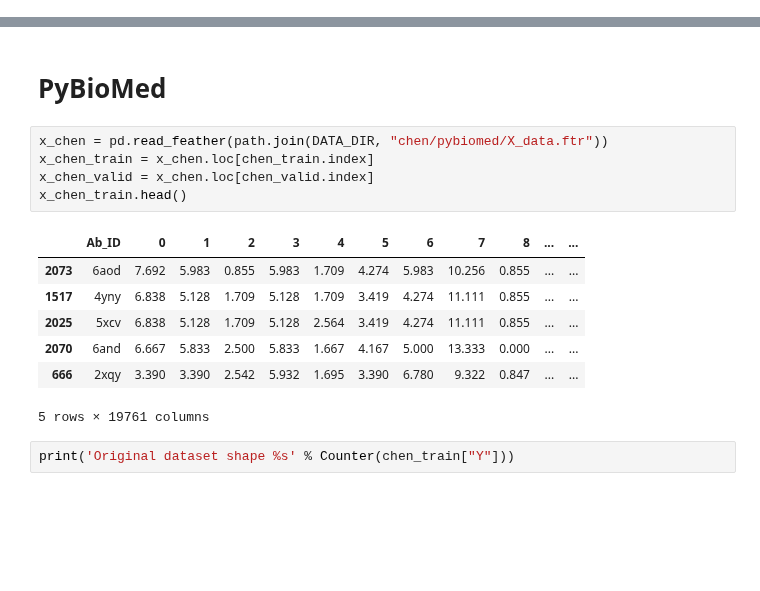
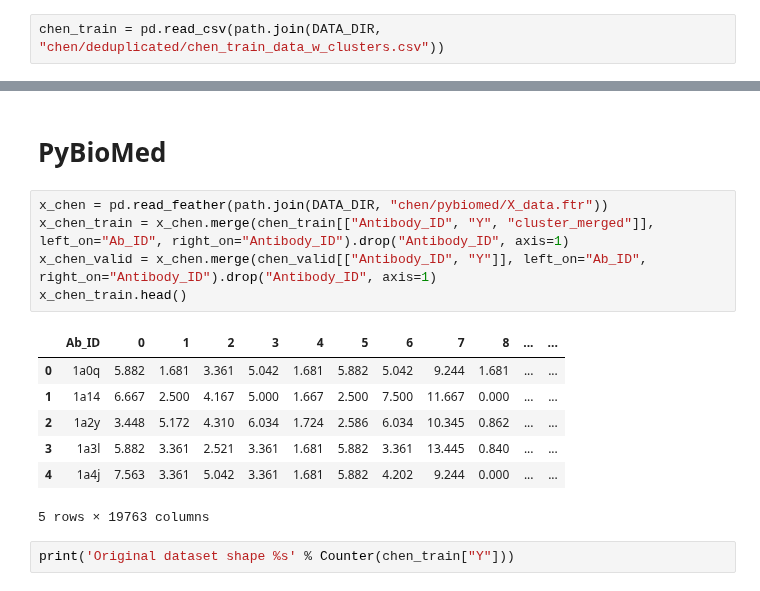
Before and after one commit to kvetab/di-pred, a Jupyter notebook: notebooks/experiments/04-training-with-undersampling.ipynb, the cells around one changed output, grey strips where cells are left out. Saved outputs shown, nothing was run; the diff lists cells and outputs as text; blank space fills up the shorter version.

```diff
--- a/notebooks/experiments/04-training-with-undersampling.ipynb
+++ b/notebooks/experiments/04-training-with-undersampling.ipynb
@@ -67,3 +70,5 @@ tap_data.head()
+# %%
+chen_train = pd.read_csv(path.join(DATA_DIR, "chen/deduplicated/chen_train_data_w_clusters.csv"))
 # %% [markdown]
 # Models
 # %%
@@ -191,17 +198,17 @@ def test_all(x_test, y_test, data_name, outpath, preprocessing=None):
 # PyBioMed
 # %%
 x_chen = pd.read_feather(path.join(DATA_DIR, "chen/pybiomed/X_data.ftr"))
-x_chen_train = x_chen.loc[chen_train.index]
-x_chen_valid = x_chen.loc[chen_valid.index]
+x_chen_train = x_chen.merge(chen_train[["Antibody_ID", "Y", "cluster_merged"]], left_on="Ab_ID", right_on="Antibody_ID").drop("Antibody_ID", axis=1)
+x_chen_valid = x_chen.merge(chen_valid[["Antibody_ID", "Y"]], left_on="Ab_ID", right_on="Antibody_ID").drop("Antibody_ID", axis=1)
 x_chen_train.head()
 # %% [output]
 |  | Ab_ID | 0 | 1 | 2 | 3 | 4 | 5 | 6 | 7 | 8 | ... | ... |
-| 2073 | 6aod | 7.692 | 5.983 | 0.855 | 5.983 | 1.709 | 4.274 | 5.983 | 10.256 | 0.855 | ... | ... |
-| 1517 | 4yny | 6.838 | 5.128 | 1.709 | 5.128 | 1.709 | 3.419 | 4.274 | 11.111 | 0.855 | ... | ... |
-| 2025 | 5xcv | 6.838 | 5.128 | 1.709 | 5.128 | 2.564 | 3.419 | 4.274 | 11.111 | 0.855 | ... | ... |
-| 2070 | 6and | 6.667 | 5.833 | 2.500 | 5.833 | 1.667 | 4.167 | 5.000 | 13.333 | 0.000 | ... | ... |
-| 666 | 2xqy | 3.390 | 3.390 | 2.542 | 5.932 | 1.695 | 3.390 | 6.780 | 9.322 | 0.847 | ... | ... |
+| 0 | 1a0q | 5.882 | 1.681 | 3.361 | 5.042 | 1.681 | 5.882 | 5.042 | 9.244 | 1.681 | ... | ... |
+| 1 | 1a14 | 6.667 | 2.500 | 4.167 | 5.000 | 1.667 | 2.500 | 7.500 | 11.667 | 0.000 | ... | ... |
+| 2 | 1a2y | 3.448 | 5.172 | 4.310 | 6.034 | 1.724 | 2.586 | 6.034 | 10.345 | 0.862 | ... | ... |
+| 3 | 1a3l | 5.882 | 3.361 | 2.521 | 3.361 | 1.681 | 5.882 | 3.361 | 13.445 | 0.840 | ... | ... |
+| 4 | 1a4j | 7.563 | 3.361 | 5.042 | 3.361 | 1.681 | 5.882 | 4.202 | 9.244 | 0.000 | ... | ... |
-5 rows × 19761 columns
+5 rows × 19763 columns
 # %%
 print('Original dataset shape %s' % Counter(chen_train["Y"]))
 # %% [output]
```
Also changed, not shown: parts of 19 cells of this notebook, 4 other files.
